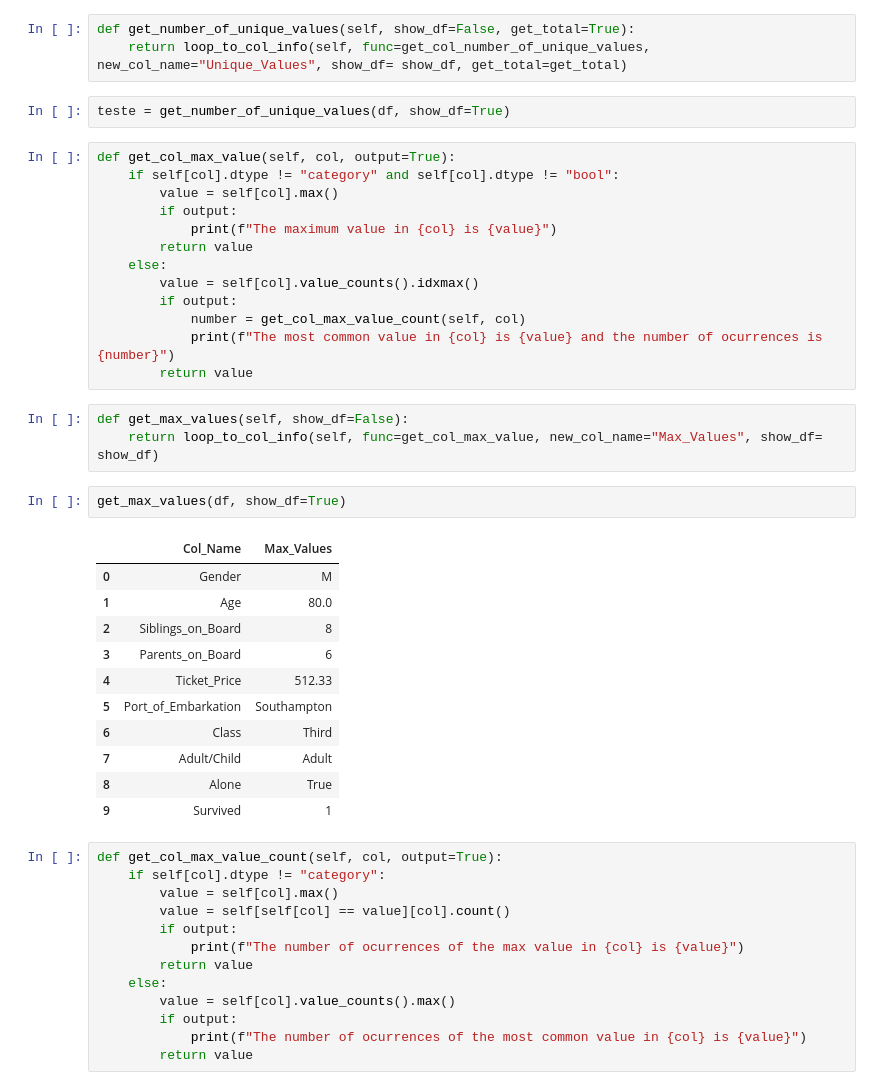
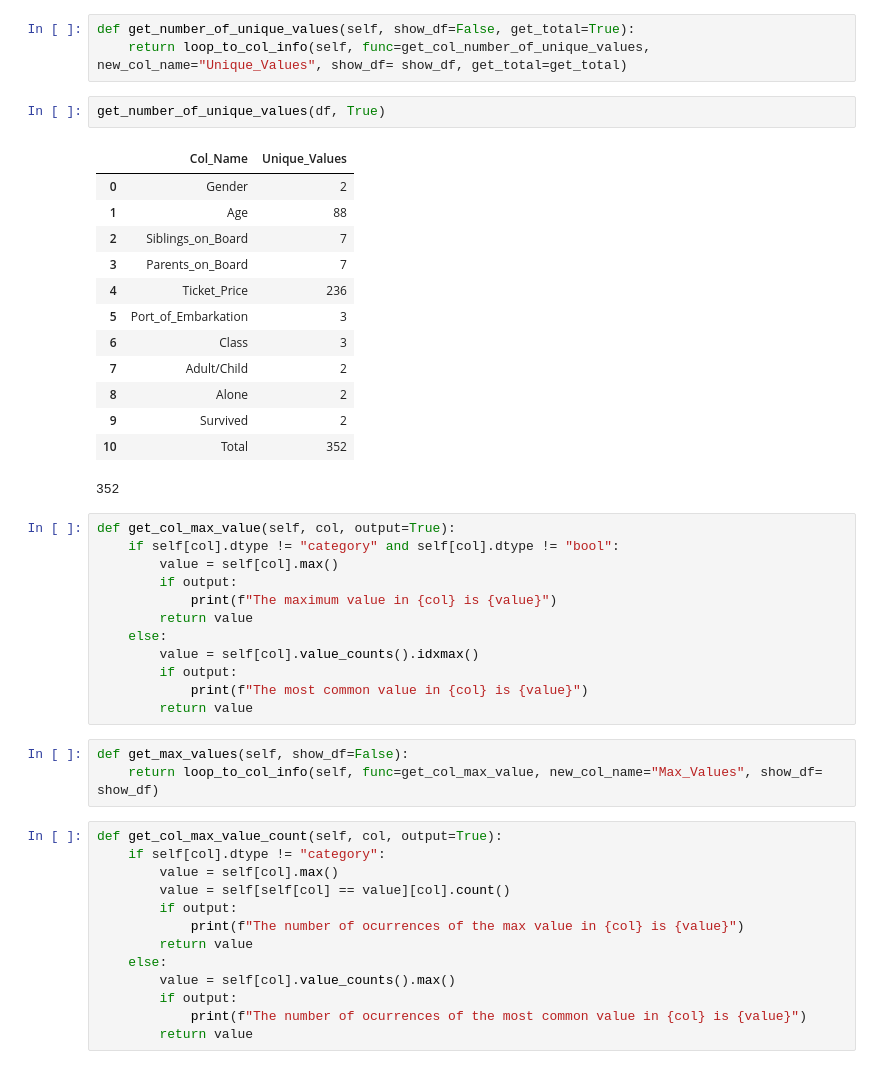
Before and after one commit to Abigor111/SunTzu, a Jupyter notebook: examples/MetadataFunctions.ipynb, the cells around one changed output. Cells and saved outputs as stored; diff of their text form.

```diff
--- a/examples/MetadataFunctions.ipynb
+++ b/examples/MetadataFunctions.ipynb
@@ -831,7 +798,21 @@ def get_col_number_of_unique_values(self, col, print_output=True):
 def get_number_of_unique_values(self, show_df=False, get_total=True):
     return loop_to_col_info(self, func=get_col_number_of_unique_values, new_col_name="Unique_Values", show_df= show_df, get_total=get_total)
 # %%
-teste = get_number_of_unique_values(df, show_df=True)
+get_number_of_unique_values(df, True)
+# %% [output]
+|  | Col_Name | Unique_Values |
+| 0 | Gender | 2 |
+| 1 | Age | 88 |
+| 2 | Siblings_on_Board | 7 |
+| 3 | Parents_on_Board | 7 |
+| 4 | Ticket_Price | 236 |
+| 5 | Port_of_Embarkation | 3 |
+| 6 | Class | 3 |
+| 7 | Adult/Child | 2 |
+| 8 | Alone | 2 |
+| 9 | Survived | 2 |
+| 10 | Total | 352 |
+352
 # %%
 def get_col_max_value(self, col, output=True):
     if self[col].dtype != "category" and self[col].dtype != "bool":
@@ -842,26 +823,11 @@ def get_col_max_value(self, col, output=True):
     else:
         value = self[col].value_counts().idxmax()
         if output:
-            number = get_col_max_value_count(self, col)
-            print(f"The most common value in {col} is {value} and the number of ocurrences is {number}")
+            print(f"The most common value in {col} is {value}")
         return value
 # %%
 def get_max_values(self, show_df=False):
     return loop_to_col_info(self, func=get_col_max_value, new_col_name="Max_Values", show_df= show_df)
-# %%
-get_max_values(df, show_df=True)
-# %% [output]
-|  | Col_Name | Max_Values |
-| 0 | Gender | M |
-| 1 | Age | 80.0 |
-| 2 | Siblings_on_Board | 8 |
-| 3 | Parents_on_Board | 6 |
-| 4 | Ticket_Price | 512.33 |
-| 5 | Port_of_Embarkation | Southampton |
-| 6 | Class | Third |
-| 7 | Adult/Child | Adult |
-| 8 | Alone | True |
-| 9 | Survived | 1 |
 # %%
 def get_col_max_value_count(self, col, output=True):
     if self[col].dtype != "category":
```
Also changed, not shown: parts of 30 cells of this notebook.
